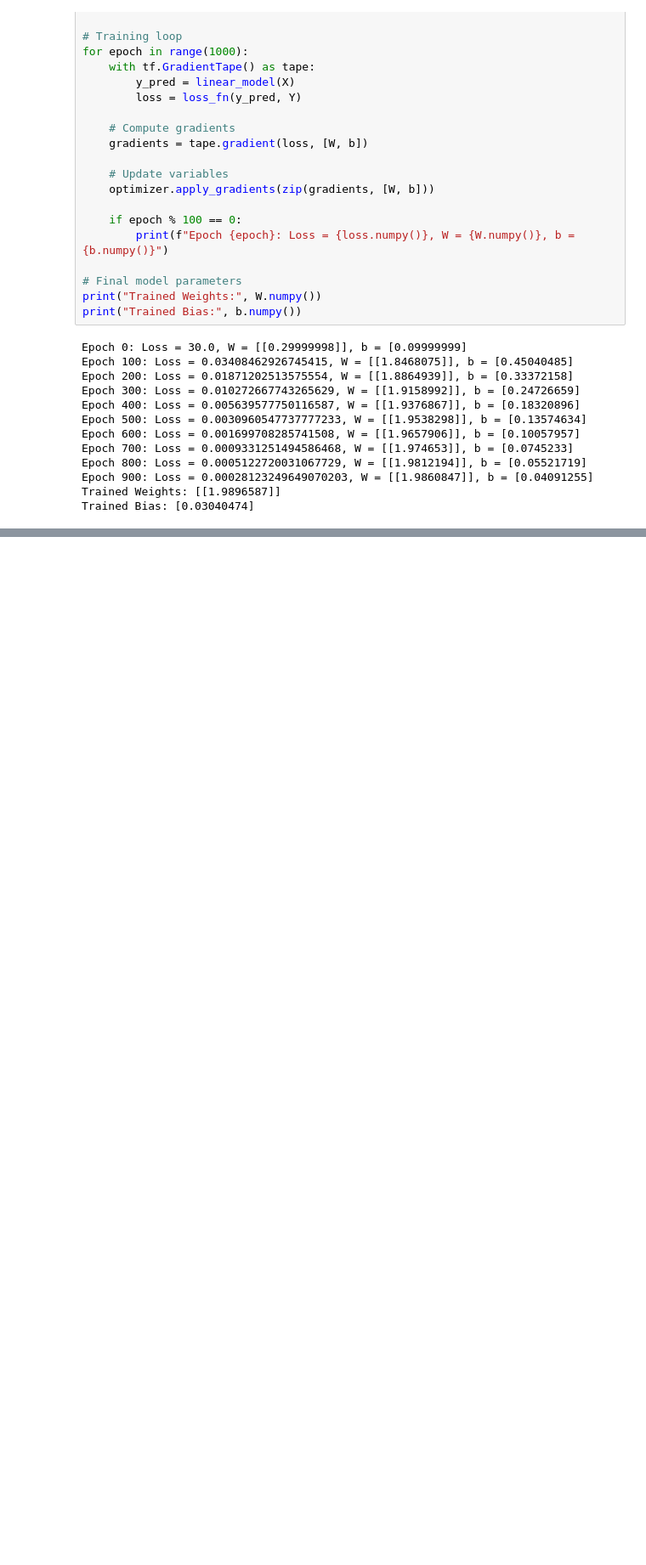
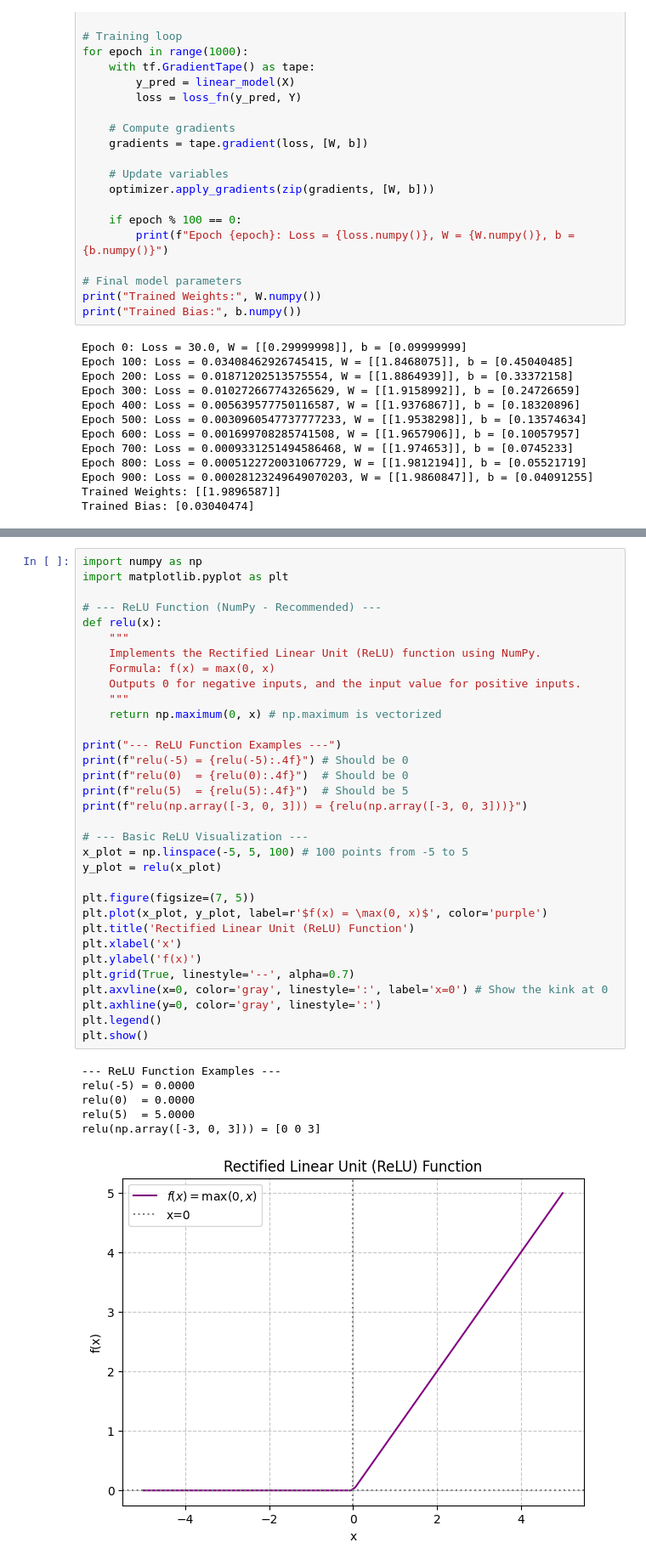
Before and after one commit to suraj-6/python-mini-projects, a Jupyter notebook: tensorflow.ipynb, the cells around one changed output, grey strips where cells are left out. Shown at 85% size. Cells and saved outputs as stored; diff of their text form; blank space fills up the shorter version.

```diff
--- a/tensorflow.ipynb
+++ b/tensorflow.ipynb
@@ -59,0 +555,40 @@ Trained Bias: [0.03040474]
+# %%
+import numpy as np
+import matplotlib.pyplot as plt
+
+# --- ReLU Function (NumPy - Recommended) ---
+def relu(x):
+    """
+    Implements the Rectified Linear Unit (ReLU) function using NumPy.
+    Formula: f(x) = max(0, x)
+    Outputs 0 for negative inputs, and the input value for positive inputs.
+    """
+    return np.maximum(0, x) # np.maximum is vectorized
+
+print("--- ReLU Function Examples ---")
+print(f"relu(-5) = {relu(-5):.4f}") # Should be 0
+print(f"relu(0)  = {relu(0):.4f}")  # Should be 0
+print(f"relu(5)  = {relu(5):.4f}")  # Should be 5
+print(f"relu(np.array([-3, 0, 3])) = {relu(np.array([-3, 0, 3]))}")
+
+# --- Basic ReLU Visualization ---
+x_plot = np.linspace(-5, 5, 100) # 100 points from -5 to 5
+y_plot = relu(x_plot)
+
+plt.figure(figsize=(7, 5))
+plt.plot(x_plot, y_plot, label=r'$f(x) = \max(0, x)$', color='purple')
+plt.title('Rectified Linear Unit (ReLU) Function')
+plt.xlabel('x')
+plt.ylabel('f(x)')
+plt.grid(True, linestyle='--', alpha=0.7)
+plt.axvline(x=0, color='gray', linestyle=':', label='x=0') # Show the kink at 0
+plt.axhline(y=0, color='gray', linestyle=':')
+plt.legend()
+plt.show()
+# %% [output]
+--- ReLU Function Examples ---
+relu(-5) = 0.0000
+relu(0)  = 0.0000
+relu(5)  = 5.0000
+relu(np.array([-3, 0, 3])) = [0 0 3]
+[figure, added]
```
Also changed, not shown: parts of 19 cells of this notebook.
